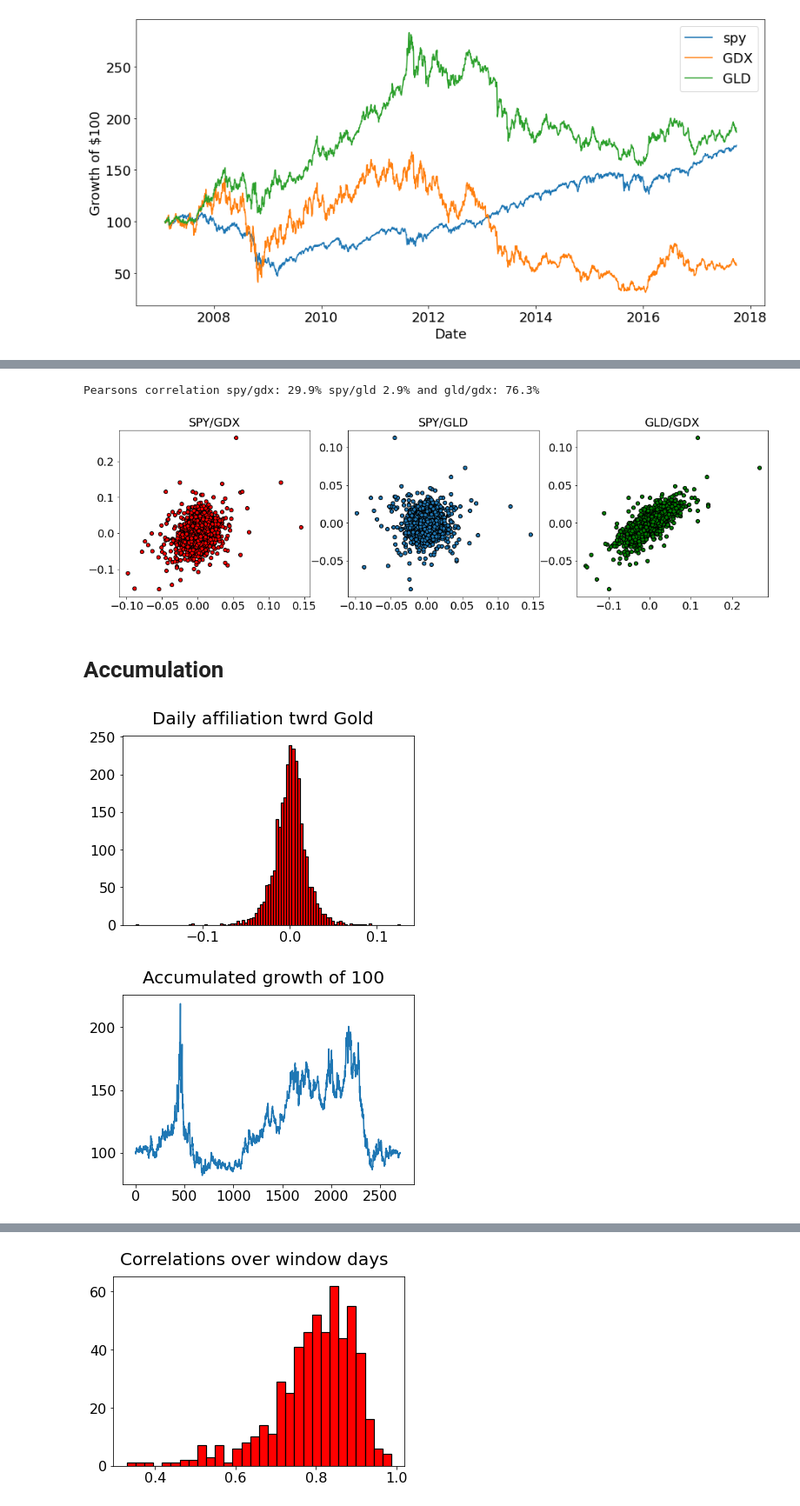
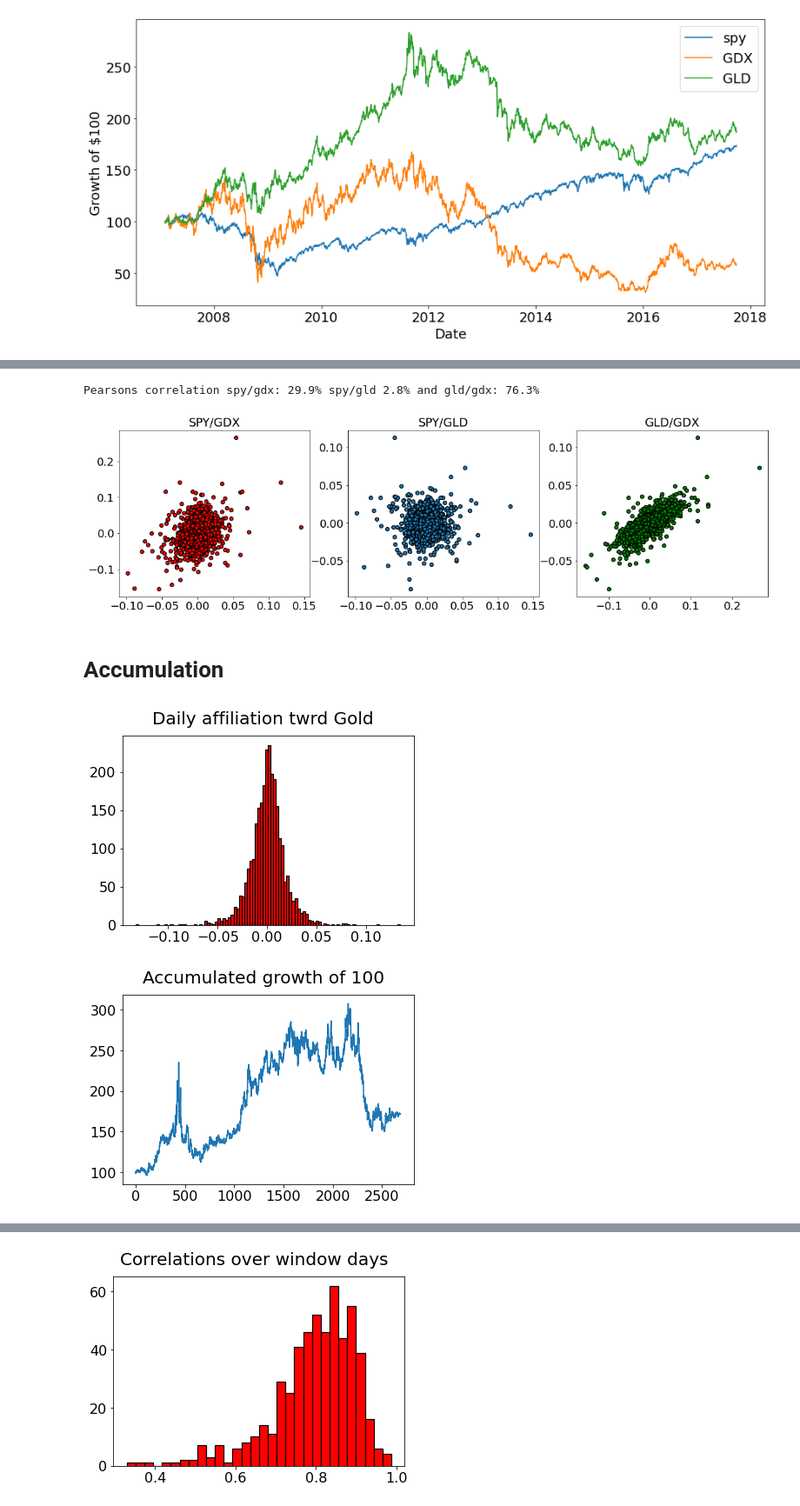
Before and after one commit to s-razavi/GLD-GDX-Correlation, a Jupyter notebook: GLD_GDX.ipynb, the cells around one changed output, grey strips where cells are left out. Shown at 87% size. Drawn from its saved outputs; the diff is of its cells as text; code cells hidden in the pictures.

```diff
--- a/GLD_GDX.ipynb
+++ b/GLD_GDX.ipynb
@@ -78,6 +78,10 @@ spy = pdr.get_data_yahoo('spy', start = '2007-02-01', end = '2017-10-1')
 gld = pdr.get_data_yahoo('gld', start = '2007-02-01', end = '2017-10-1')
 gdx = pdr.get_data_yahoo('gdx', start = '2007-02-01', end = '2017-10-1')
 gdx['Date'] = gdx.index
+
+spy['pct'] = (pct(spy['Close']))
+gld['pct'] = (pct(gld['Close']))
+gdx['pct'] = (pct(gdx['Close']))
 
 spy['growth'] = growth(pct(spy['Close']))
 gld['growth'] = growth(pct(gld['Close']))
@@ -124,20 +154,20 @@ corr_gx_gl, _ = pearsonr(gdx.pct, gld.pct)
 print('Pearsons correlation spy/gdx: {}% spy/gld {}% and gld/gdx: {}%'.format(round(corr_s_gx*100,1),
                                                           round(corr_s_gl*100,1), round(corr_gx_gl*100,1)))
 # %% [output]
-Pearsons correlation spy/gdx: 29.9% spy/gld 2.9% and gld/gdx: 76.3%
+Pearsons correlation spy/gdx: 29.9% spy/gld 2.8% and gld/gdx: 76.3%
 [figure]
 # %% [markdown]
 # Accumulation
 # %%
-mult = 1.2
+mult = 1.8
 afl = [mult*y-x for x,y in zip(list(gdx['pct']),list(gld['pct']))]
 plt.hist(afl, 100,edgecolor='black', linewidth=1.2, color= 'red');
 plt.suptitle('Daily affiliation twrd Gold', fontsize=20)
 plt.show()
 plt.plot(growth(afl))
 plt.suptitle('Accumulated growth of 100', fontsize=20);
 # %% [output]
-[figure, old version]
+[figure, new version]
-[figure, old version]
+[figure, new version]
 # %%
 
```
Also changed, not shown: parts of 25 cells of this notebook.
